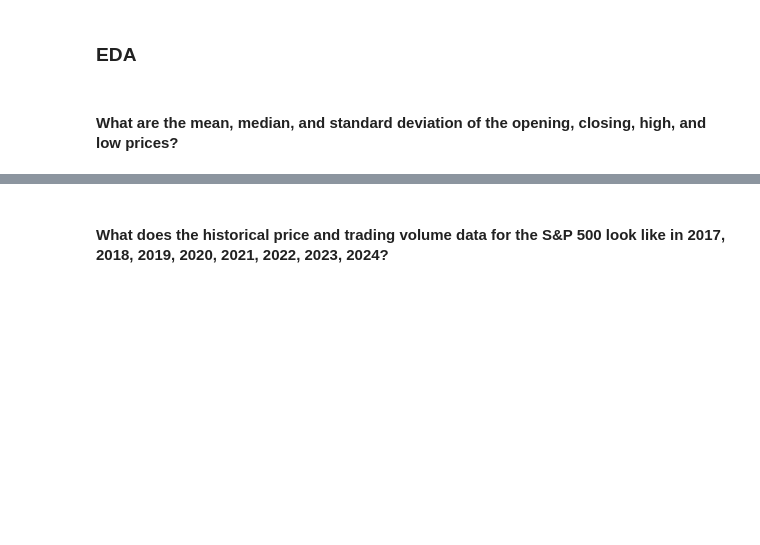
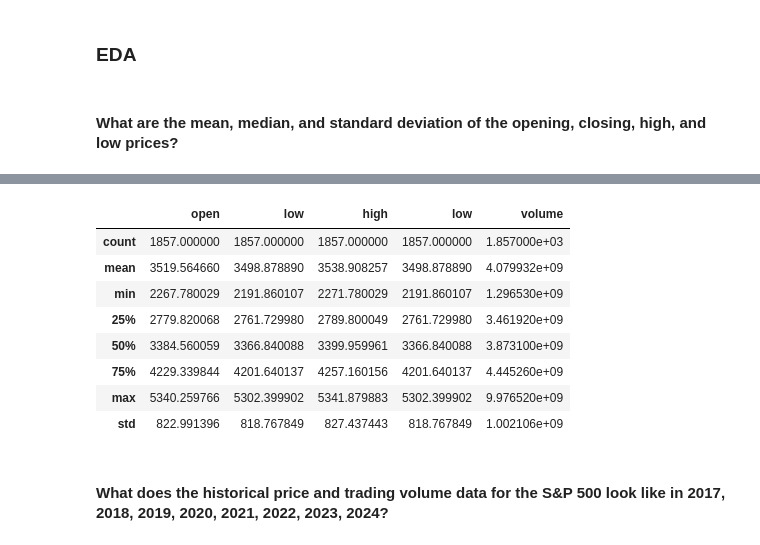
Before and after one commit to Thientvu/S-P500_Analysis, a Jupyter notebook: S&P500.ipynb, the cells around one changed output, grey strips where cells are left out. Drawn from its saved outputs; the diff is of its cells as text; code cells hidden in the pictures; blank space fills up the shorter version.

```diff
--- a/S&P500.ipynb
+++ b/S&P500.ipynb
@@ -157,3 +145,15 @@ df_cleaned.describe()
+# %%
+df_cleaned.describe()[['open', 'low', 'high', 'low', 'volume']]
+# %% [output]
+|  | open | low | high | low | volume |
+| count | 1857.000000 | 1857.000000 | 1857.000000 | 1857.000000 | 1.857000e+03 |
+| mean | 3519.564660 | 3498.878890 | 3538.908257 | 3498.878890 | 4.079932e+09 |
+| min | 2267.780029 | 2191.860107 | 2271.780029 | 2191.860107 | 1.296530e+09 |
+| 25% | 2779.820068 | 2761.729980 | 2789.800049 | 2761.729980 | 3.461920e+09 |
+| 50% | 3384.560059 | 3366.840088 | 3399.959961 | 3366.840088 | 3.873100e+09 |
+| 75% | 4229.339844 | 4201.640137 | 4257.160156 | 4201.640137 | 4.445260e+09 |
+| max | 5340.259766 | 5302.399902 | 5341.879883 | 5302.399902 | 9.976520e+09 |
+| std | 822.991396 | 818.767849 | 827.437443 | 818.767849 | 1.002106e+09 |
 # %% [markdown]
 #### What does the historical price and trading volume data for the S&P 500 look like in 2017, 2018, 2019, 2020, 2021, 2022, 2023, 2024?
 # %%
```
Also changed, not shown: parts of 1 cell of this notebook, 3 other files.
